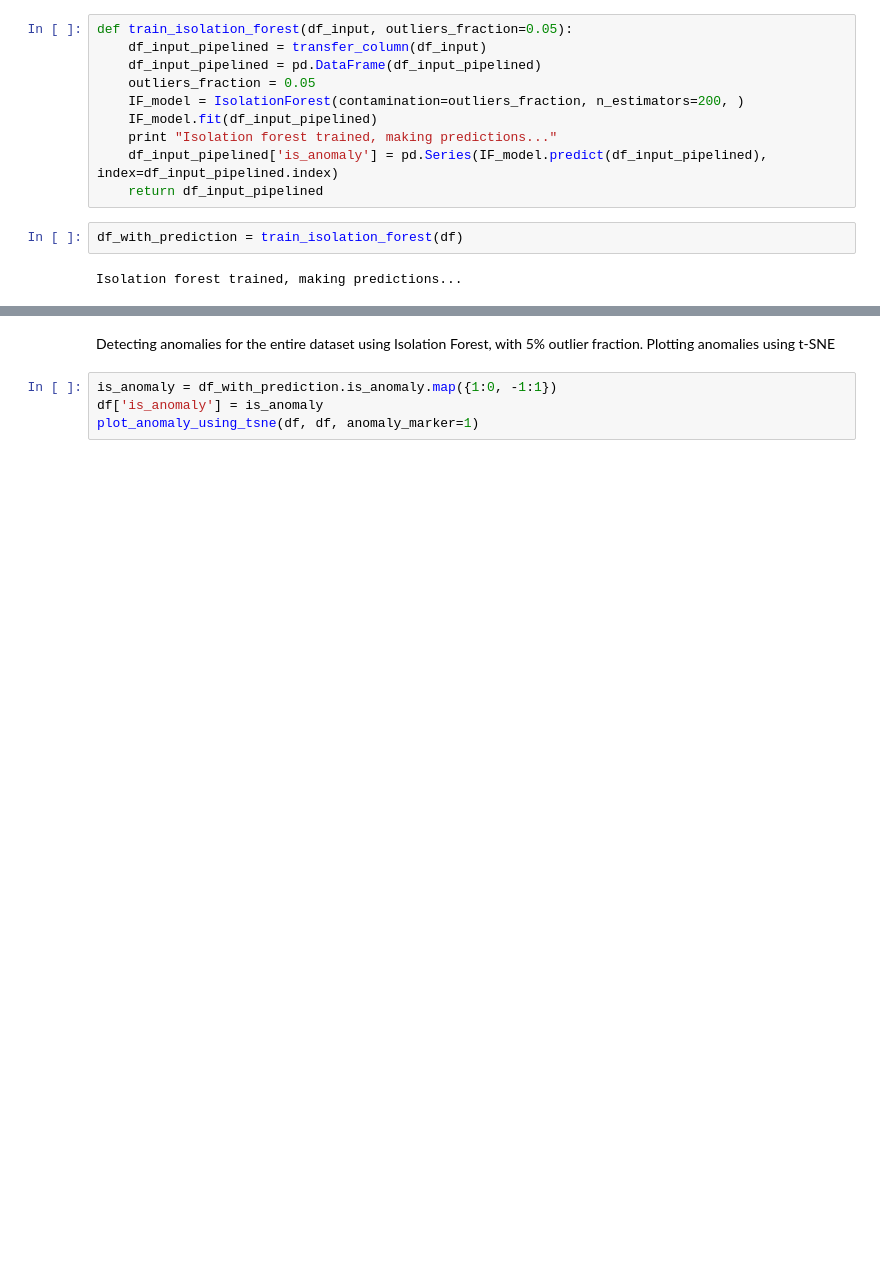
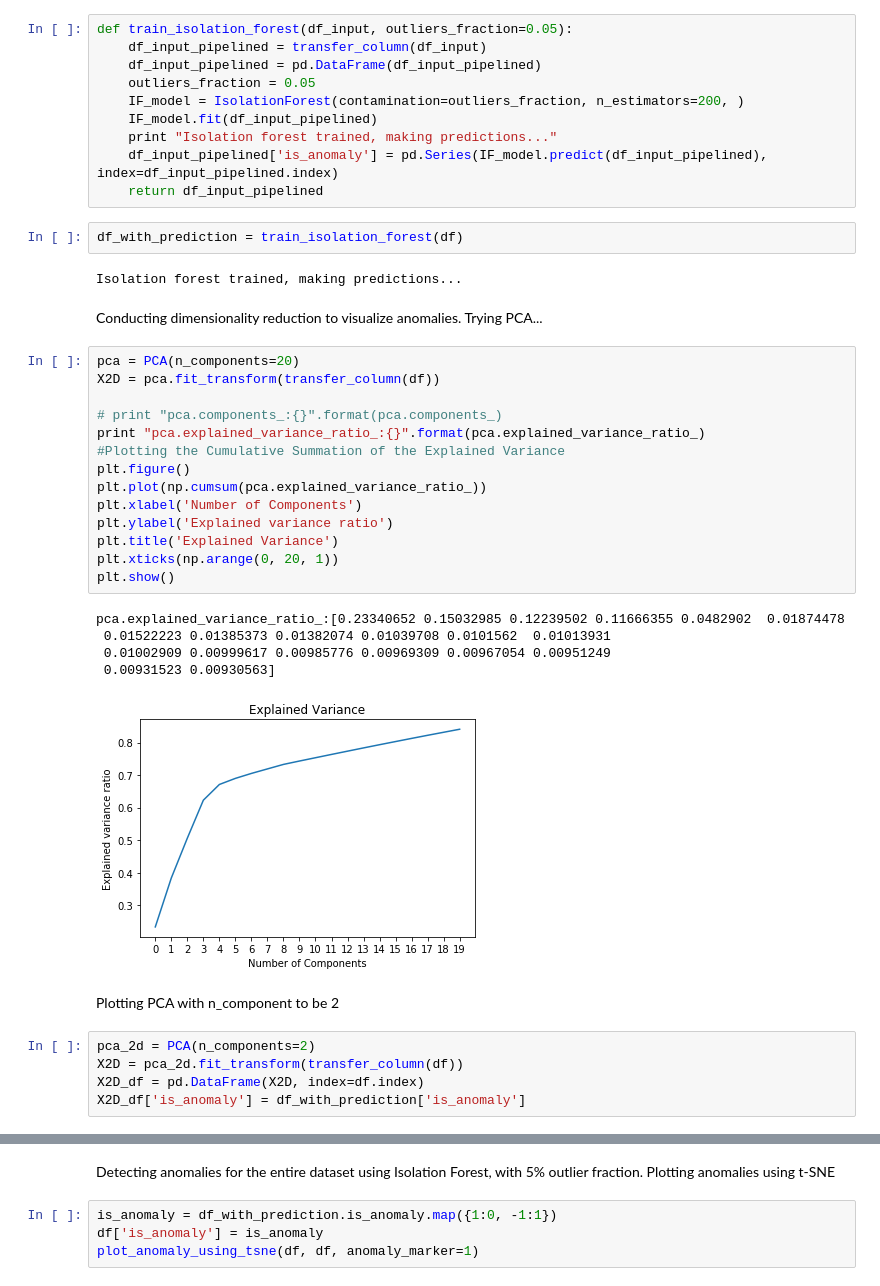
Before and after one commit to dynamic-duo-data-science/dynamicduo, a Jupyter notebook: notebooks/Anomaly_detection.ipynb, the cells around one changed output, grey strips where cells are left out. Cells and saved outputs as stored; diff of their text form; blank space fills up the shorter version.

```diff
--- a/notebooks/Anomaly_detection.ipynb
+++ b/notebooks/Anomaly_detection.ipynb
@@ -71,3 +73,32 @@ def train_isolation_forest(df_input, outliers_fraction=0.05):
 df_with_prediction = train_isolation_forest(df)
 # %% [output]
 Isolation forest trained, making predictions...
+# %% [markdown]
+Conducting dimensionality reduction to visualize anomalies. Trying PCA...
+# %%
+pca = PCA(n_components=20)
+X2D = pca.fit_transform(transfer_column(df))
+
+# print "pca.components_:{}".format(pca.components_)
+print "pca.explained_variance_ratio_:{}".format(pca.explained_variance_ratio_)
+#Plotting the Cumulative Summation of the Explained Variance
+plt.figure()
+plt.plot(np.cumsum(pca.explained_variance_ratio_))
+plt.xlabel('Number of Components')
+plt.ylabel('Explained variance ratio')
+plt.title('Explained Variance')
+plt.xticks(np.arange(0, 20, 1))
+plt.show()
+# %% [output]
+pca.explained_variance_ratio_:[0.23340652 0.15032985 0.12239502 0.11666355 0.0482902  0.01874478
+ 0.01522223 0.01385373 0.01382074 0.01039708 0.0101562  0.01013931
+ 0.01002909 0.00999617 0.00985776 0.00969309 0.00967054 0.00951249
+ 0.00931523 0.00930563]
+[figure, added]
+# %% [markdown]
+Plotting PCA with n_component to be 2
+# %%
+pca_2d = PCA(n_components=2)
+X2D = pca_2d.fit_transform(transfer_column(df))
+X2D_df = pd.DataFrame(X2D, index=df.index)
+X2D_df['is_anomaly'] = df_with_prediction['is_anomaly']
```
Also changed, not shown: parts of 33 cells of this notebook.
